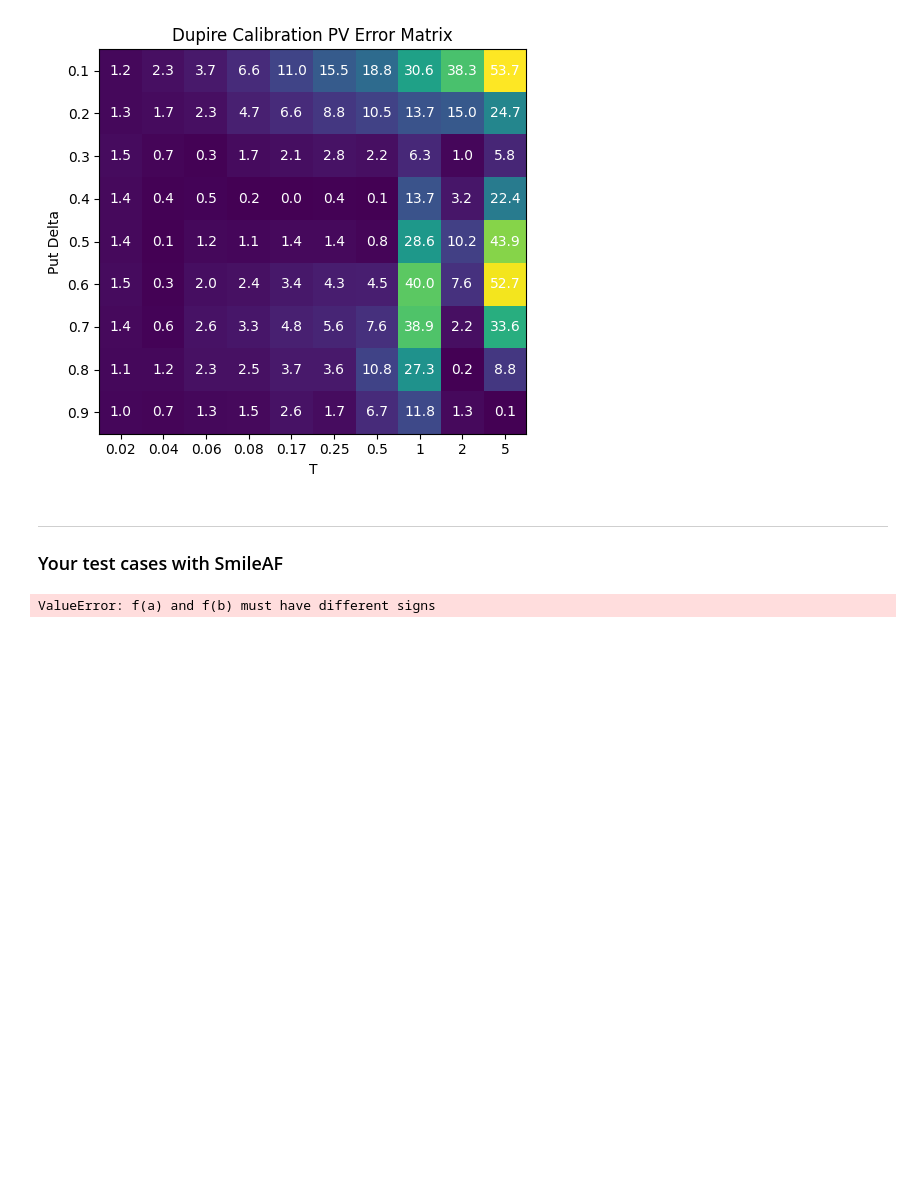
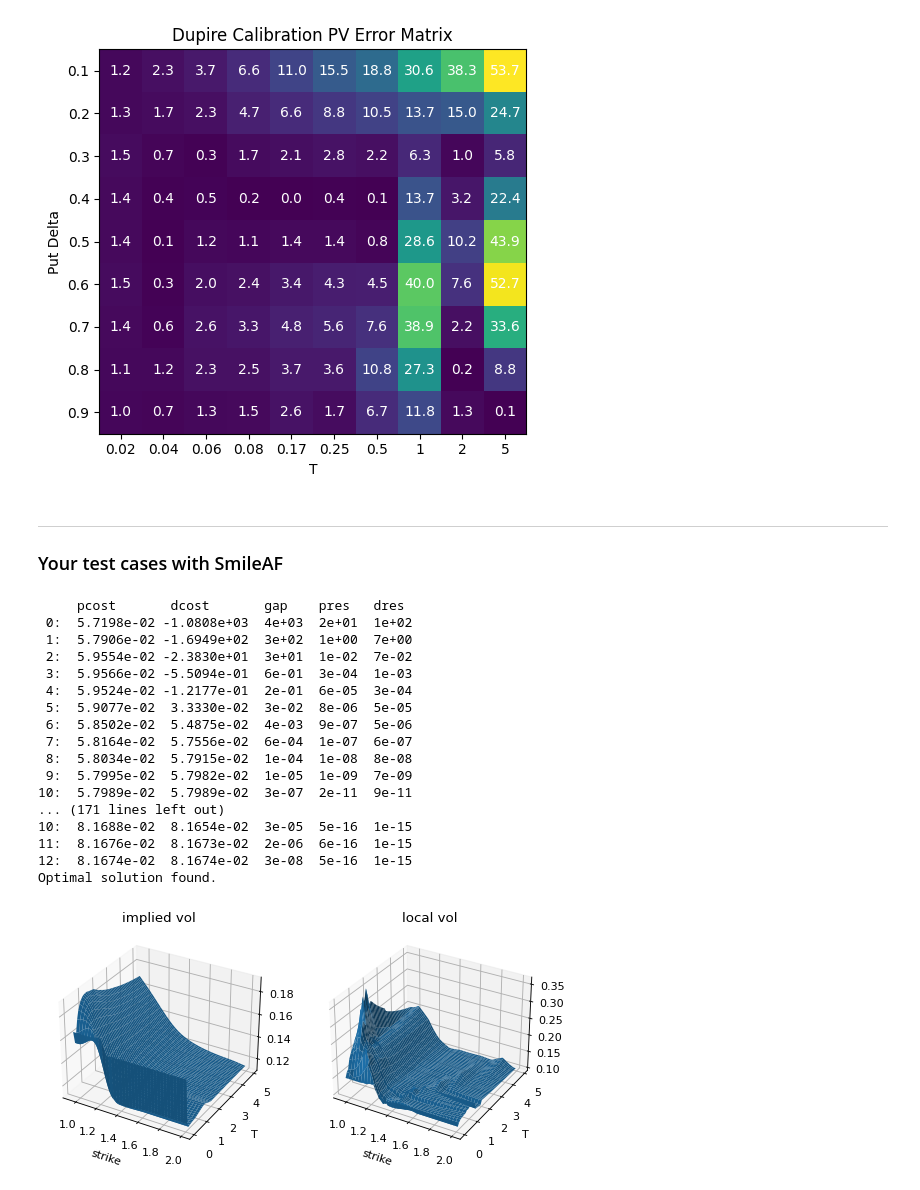
Before and after one commit to agarwgou/QF607_Project, a Jupyter notebook: Project_Test.ipynb, the cells around one changed output. Cells and saved outputs as stored; diff of their text form; code cells hidden in the pictures; blank space fills up the shorter version.

```diff
--- a/Project_Test.ipynb
+++ b/Project_Test.ipynb
@@ -32,8 +32,27 @@ pdeCalibReport(S, r, q, iv)
 ***
 ### Your test cases with SmileAF
 # %%
+from source import *
+S, r, q = 1.25805, 0.01, 0.0
 iv = createTestImpliedVol(S, r, q, sc = 1.0, smileInterpMethod='AF')
 plotTestImpliedVolSurface(S, r, q, iv)
 pdeCalibReport(S, r, q, iv)
 # %% [output]
-ValueError: f(a) and f(b) must have different signs
+     pcost       dcost       gap    pres   dres
+ 0:  5.7198e-02 -1.0808e+03  4e+03  2e+01  1e+02
+ 1:  5.7906e-02 -1.6949e+02  3e+02  1e+00  7e+00
+ 2:  5.9554e-02 -2.3830e+01  3e+01  1e-02  7e-02
+ 3:  5.9566e-02 -5.5094e-01  6e-01  3e-04  1e-03
+ 4:  5.9524e-02 -1.2177e-01  2e-01  6e-05  3e-04
+ 5:  5.9077e-02  3.3330e-02  3e-02  8e-06  5e-05
+ 6:  5.8502e-02  5.4875e-02  4e-03  9e-07  5e-06
+ 7:  5.8164e-02  5.7556e-02  6e-04  1e-07  6e-07
+ 8:  5.8034e-02  5.7915e-02  1e-04  1e-08  8e-08
+ 9:  5.7995e-02  5.7982e-02  1e-05  1e-09  7e-09
+10:  5.7989e-02  5.7989e-02  3e-07  2e-11  9e-11
+... (171 lines left out)
+10:  8.1688e-02  8.1654e-02  3e-05  5e-16  1e-15
+11:  8.1676e-02  8.1673e-02  2e-06  6e-16  1e-15
+12:  8.1674e-02  8.1674e-02  3e-08  5e-16  1e-15
+Optimal solution found.
+[figure, added]
```
Also changed, not shown: 1 other file.
